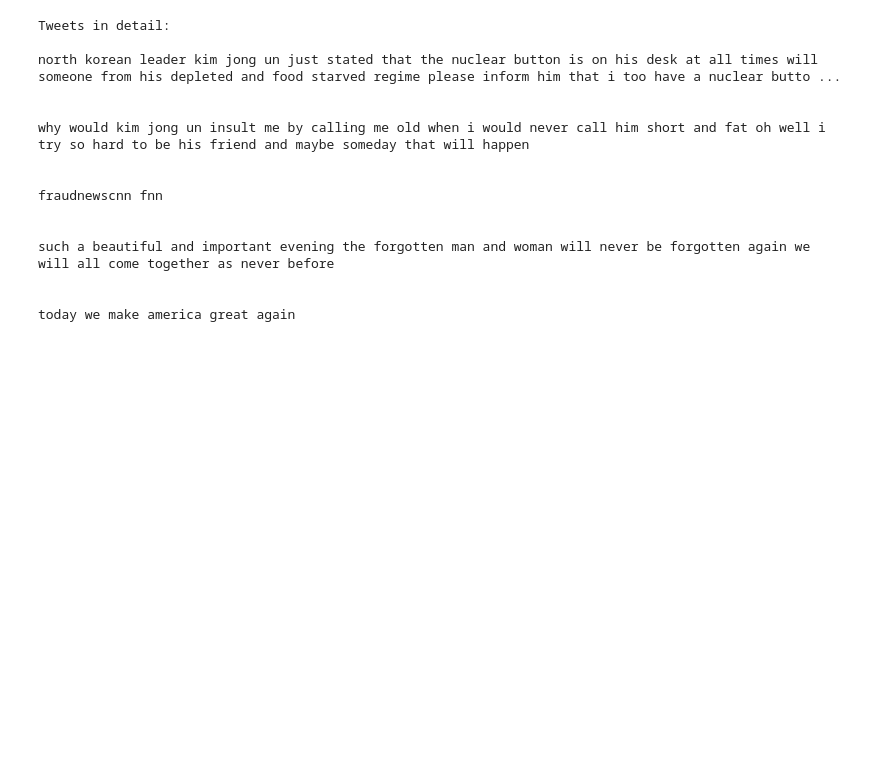
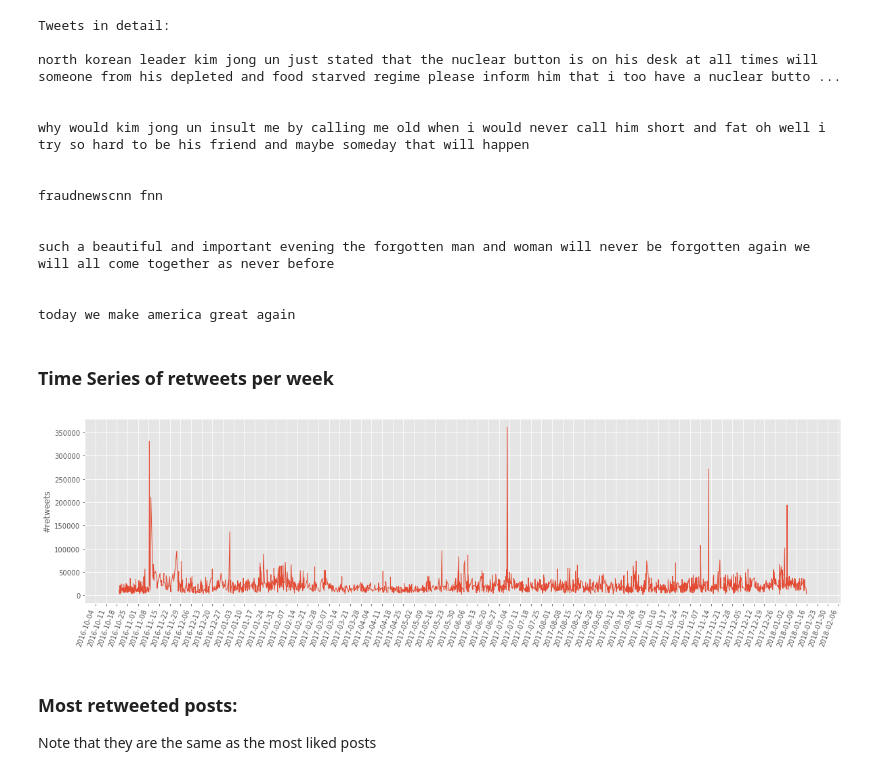
Before and after one commit to Lumik7/bi2_project2, a Jupyter notebook: notebooks/3.0-lm-twitter-analysis.ipynb, the cells around one changed output. Saved outputs shown, nothing was run; the diff lists cells and outputs as text; code cells hidden in the pictures; blank space fills up the shorter version.

```diff
--- a/notebooks/3.0-lm-twitter-analysis.ipynb
+++ b/notebooks/3.0-lm-twitter-analysis.ipynb
@@ -103,3 +163,19 @@ such a beautiful and important evening the forgotten man and woman will never be
 
 
 today we make america great again
+# %% [markdown]
+### Time Series of retweets per week
+# %%
+fig, ax = plt.subplots(figsize=(20, 5))
+plt.setp( ax.xaxis.get_majorticklabels(), rotation=70, horizontalalignment='right')
+ax.xaxis.set_major_locator(mdates.WeekdayLocator())
+ax.xaxis.set_major_formatter(mdates.DateFormatter('%Y-%m-%d'))
+ax.plot_date(data["created_at"], data.retweet_count, "-",lw=1)
+plt.ylabel("#retweets")
+plt.show();
+# %% [output]
+[figure, added]
+# %% [markdown]
+### Most retweeted posts:
+
+Note that they are the same as the most liked posts
```
Also changed, not shown: parts of 22 cells of this notebook, 4 other files.
